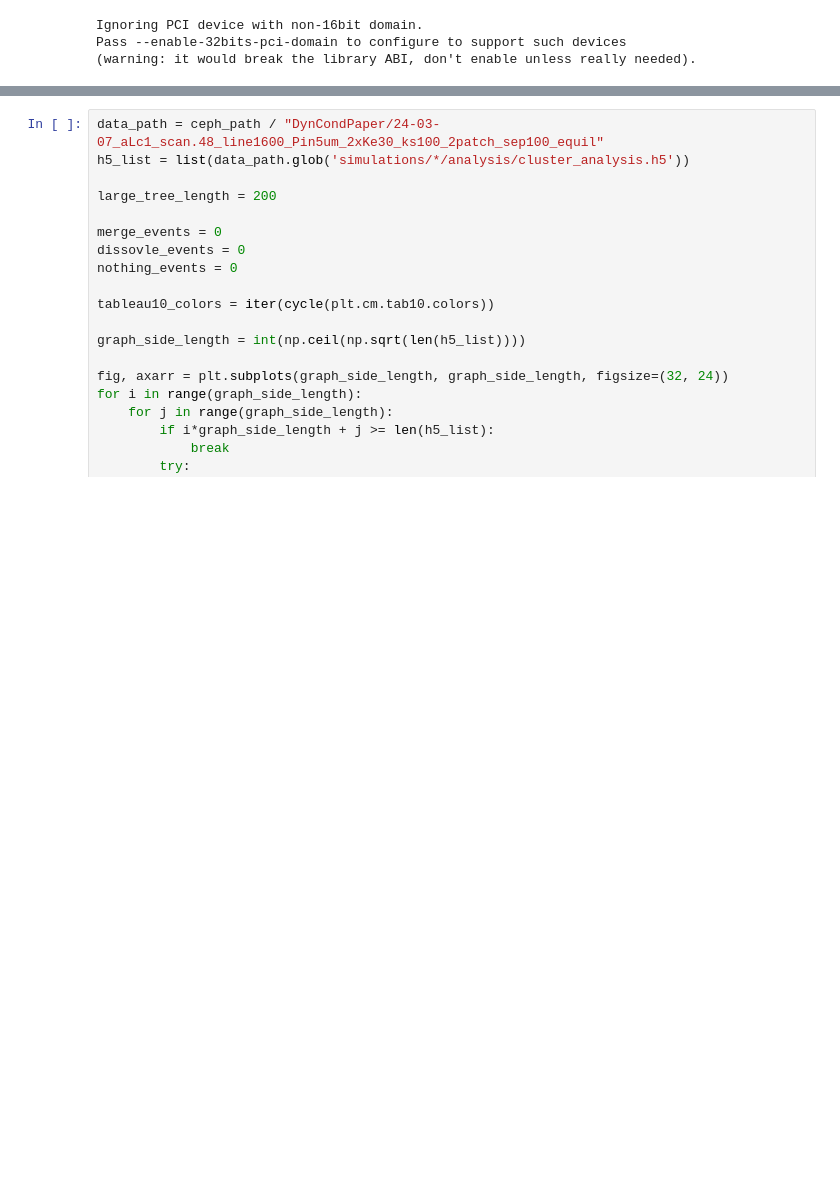
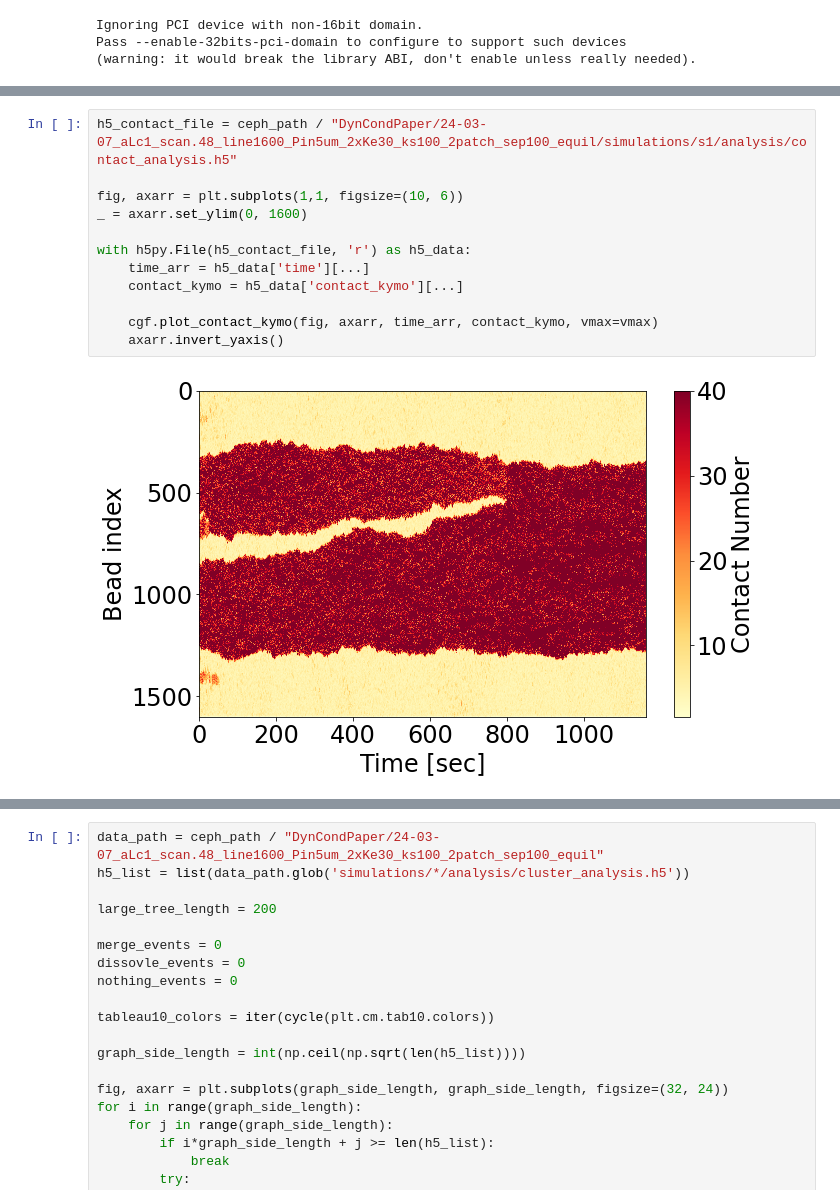
Before and after one commit to palladio11/aLENS_analysis, a Jupyter notebook: notebooks/chromatin_notebooks/Dyn_cond_figs/Figure4.ipynb, the cells around one changed output, grey strips where cells are left out. Drawn from its saved outputs; the diff is of its cells as text; blank space fills up the shorter version.

Commit message:
Improved figure 4

```diff
--- a/notebooks/chromatin_notebooks/Dyn_cond_figs/Figure4.ipynb
+++ b/notebooks/chromatin_notebooks/Dyn_cond_figs/Figure4.ipynb
@@ -114,0 +115,14 @@ Final snapshot of the baseline simulation at 3um separation and Ke=100.
+# %%
+h5_contact_file = ceph_path / "DynCondPaper/24-03-07_aLc1_scan.48_line1600_Pin5um_2xKe30_ks100_2patch_sep100_equil/simulations/s1/analysis/contact_analysis.h5"
+
+fig, axarr = plt.subplots(1,1, figsize=(10, 6))
+_ = axarr.set_ylim(0, 1600)
+
+with h5py.File(h5_contact_file, 'r') as h5_data:
+    time_arr = h5_data['time'][...]
+    contact_kymo = h5_data['contact_kymo'][...]
+
+    cgf.plot_contact_kymo(fig, axarr, time_arr, contact_kymo, vmax=vmax)
+    axarr.invert_yaxis()
+# %% [output]
+[figure, added]
```
Also changed, not shown: parts of 13 cells of this notebook, 1 other file.
